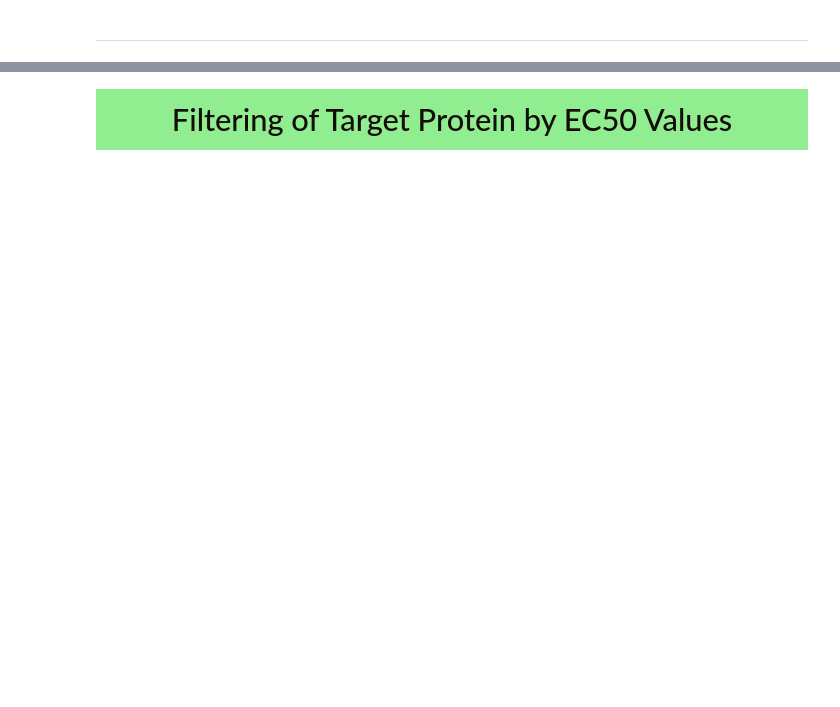
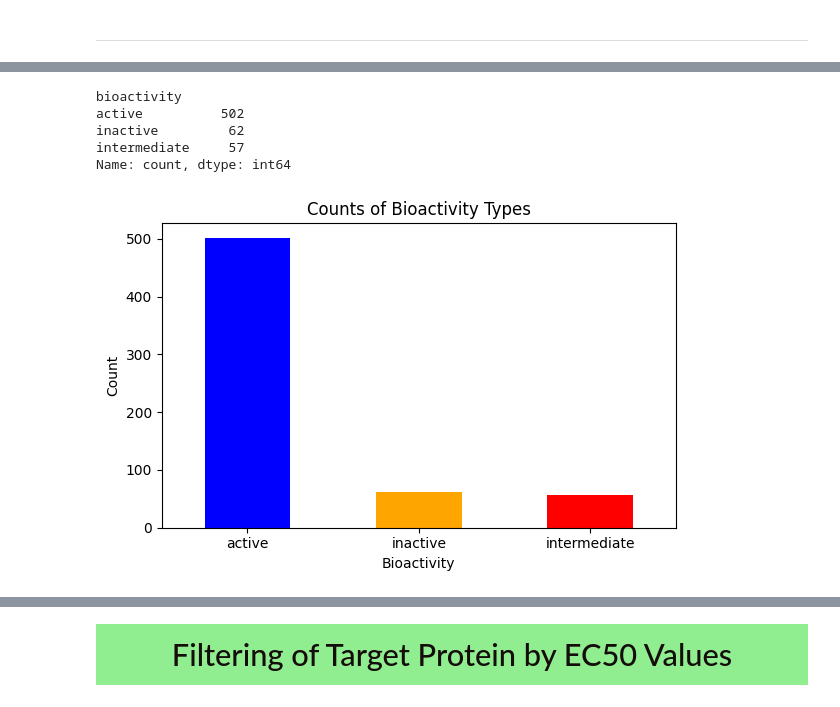
Before and after one commit to FrederickMappin/CADD_Query_ChEMBL, a Jupyter notebook: Query_ChEMBL.ipynb, the cells around one changed output, grey strips where cells are left out. Saved outputs shown, nothing was run; the diff lists cells and outputs as text; code cells hidden in the pictures; blank space fills up the shorter version.

```diff
--- a/Query_ChEMBL.ipynb
+++ b/Query_ChEMBL.ipynb
@@ -315,0 +364,24 @@ files.download('IC50_bioactivity_data_preprocessed.csv')
+# %%
+# Calculate the counts of each bioactivity type
+bioactivity_counts = df4['bioactivity'].value_counts()
+print(bioactivity_counts)
+
+# Create a bar plot for bioactivity counts
+plt.figure(figsize=(6, 4))
+bioactivity_counts.plot(kind='bar', color=['blue', 'orange', 'red'])
+plt.title('Counts of Bioactivity Types')
+plt.xlabel('Bioactivity')
+plt.ylabel('Count')
+plt.xticks(rotation=0)
+plt.tight_layout()
+
+
+# Show the figure
+plt.show()
+# %% [output]
+bioactivity
+active          502
+inactive         62
+intermediate     57
+Name: count, dtype: int64
+[figure, added]
```
Also changed, not shown: parts of 19 cells of this notebook.
